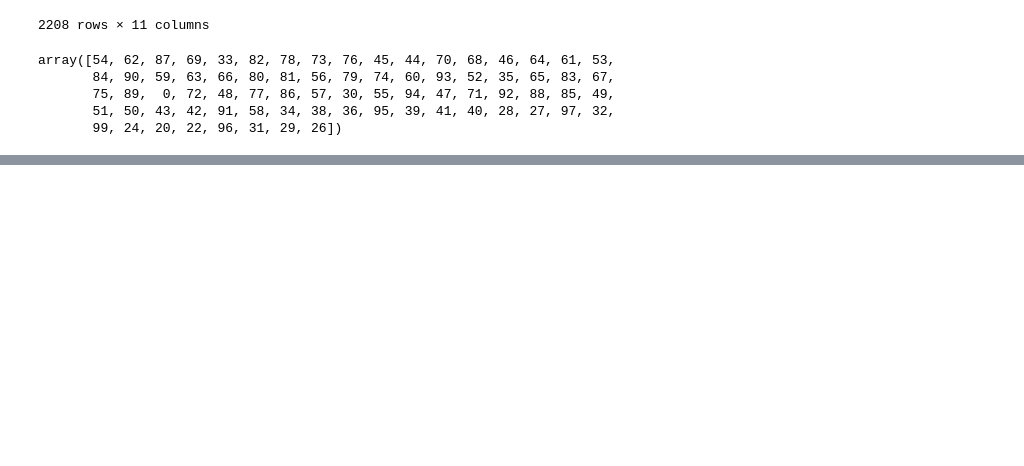
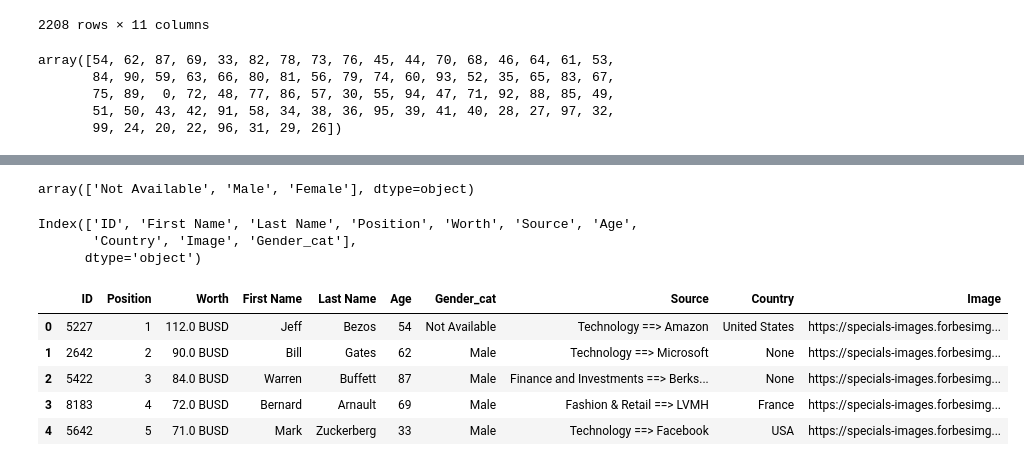
Before and after one commit to sbraca/Ironhack-Module-1-Project-hatching, a Jupyter notebook: notebook2.ipynb, the cells around one changed output, grey strips where cells are left out. Saved outputs shown, nothing was run; the diff lists cells and outputs as text; code cells hidden in the pictures; blank space fills up the shorter version.

```diff
--- a/notebook2.ipynb
+++ b/notebook2.ipynb
@@ -518,0 +528,2 @@ final_df.hea
+# %%
+final_df.Position = final_df.Position.astype(int)
@@ -518,0 +554,26 @@ final_df.hea
+# %%
+final_df.Gender_cat.unique()
+# %% [output]
+array(['Not Available', 'Male', 'Female'], dtype=object)
+# %%
+final_df.drop('Gender', axis=1, inplace=True)
+# %%
+final_df.columns
+# %% [output]
+Index(['ID', 'First Name', 'Last Name', 'Position', 'Worth', 'Source', 'Age',
+       'Country', 'Image', 'Gender_cat'],
+      dtype='object')
+# %%
+column_order = ['ID', 'Position','Worth', 'First Name', 'Last Name','Age', 'Gender_cat', 'Source',
+       'Country', 'Image']
+# %%
+final_df = final_df[column_order]
+# %%
+final_df.head()
+# %% [output]
+|  | ID | Position | Worth | First Name | Last Name | Age | Gender_cat | Source | Country | Image |
+| 0 | 5227 | 1 | 112.0 BUSD | Jeff | Bezos | 54 | Not Available | Technology ==> Amazon | United States | https://specials-images.forbesimg... |
+| 1 | 2642 | 2 | 90.0 BUSD | Bill | Gates | 62 | Male | Technology ==> Microsoft | None | https://specials-images.forbesimg... |
+| 2 | 5422 | 3 | 84.0 BUSD | Warren | Buffett | 87 | Male | Finance and Investments ==> Berks... | None | https://specials-images.forbesimg... |
+| 3 | 8183 | 4 | 72.0 BUSD | Bernard | Arnault | 69 | Male | Fashion & Retail ==> LVMH | France | https://specials-images.forbesimg... |
+| 4 | 5642 | 5 | 71.0 BUSD | Mark | Zuckerberg | 33 | Male | Technology ==> Facebook | USA | https://specials-images.forbesimg... |
```
Also changed, not shown: parts of 23 cells of this notebook, 1 other file.
